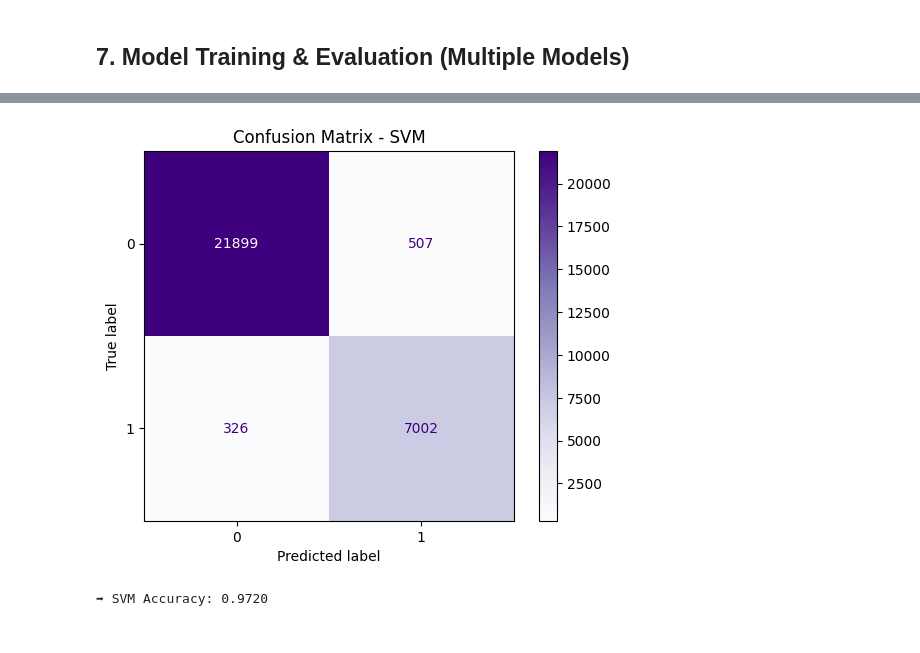
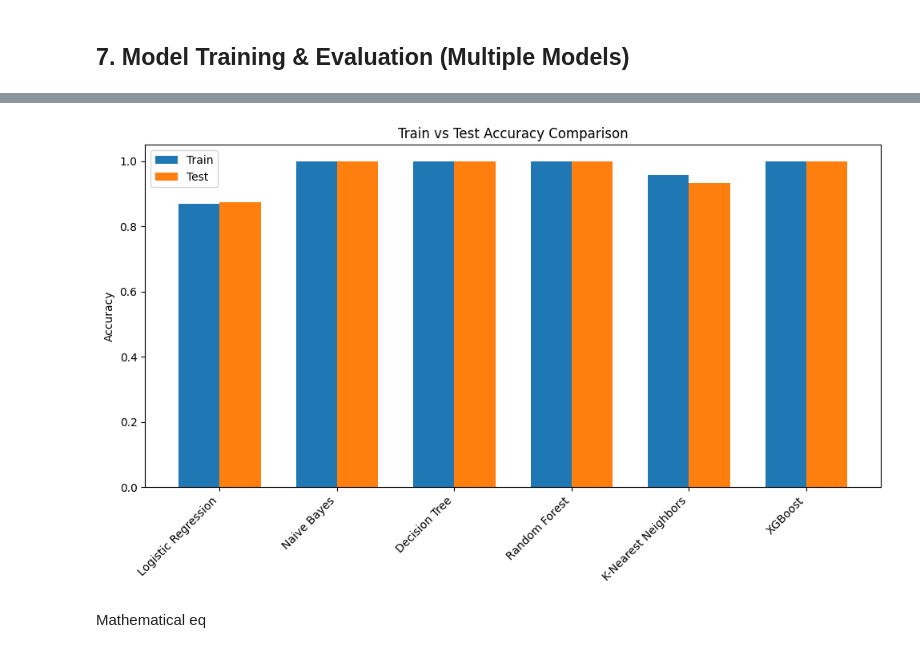
Before and after one commit to springboardmentor891v/CreditPathAI_Oct_Batch, a Jupyter notebook: main.ipynb, the cells around one changed output, grey strips where cells are left out. Cells and saved outputs as stored; diff of their text form; code cells hidden in the pictures.

```diff
--- a/main.ipynb
+++ b/main.ipynb
@@ -516,0 +560,11 @@ svm model
+# %%
+# %%
+# Comparison plot (Accuracy, F1, AUC)
+cmp = final_comparison.set_index("Model")[["Accuracy_Train", "Accuracy_Test", "F1-Score_Train", "F1-Score_Test", "AUC_Train", "AUC_Test"]].fillna(0)
+plt.figure(figsize=(12,6))
+cmp.plot(kind="bar")
+plt.title("Model comparison (Test set)")
+plt.xticks(rotation=45, ha='right')
+plt.tight_layout()
+plt.savefig(os.path.join( "model_comparison_test.png"), dpi=150)
+plt.show()
@@ -517,20 +574,21 @@ svm model
 # %%
-from sklearn.svm import SVC
-
-model_name = "SVM"
-svm_model = SVC(probability=True)
-svm_model.fit(Xtr_sel, y_train)
-y_pred = svm_model.predict(Xte_sel)
-y_proba = svm_model.predict_proba(Xte_sel)[:, 1]
-
-acc, sens, prec, spec, f1, auc = get_metrics(y_test, y_pred, y_proba)
-model_results.append([2, model_name, acc, sens, prec, spec, f1, auc])
-trained_models["SVM"] = svm_model
-ConfusionMatrixDisplay.from_estimator(svm_model, Xte_sel, y_test, cmap="Purples", values_format='d')
-plt.title(f"Confusion Matrix - {model_name}")
-plt.show()
-print(f"➡ SVM Accuracy: {acc:.4f}")
+try:
+    df_plot = final_comparison.copy()
+    plt.figure(figsize=(10,6))
+    x = np.arange(len(df_plot))
+    width = 0.35
+    plt.bar(x - width/2, df_plot['Accuracy_Train'], width, label='Train')
+    plt.bar(x + width/2, df_plot['Accuracy_Test'], width, label='Test')
+    plt.xticks(x, df_plot['Model'], rotation=45, ha='right')
+    plt.ylabel('Accuracy')
+    plt.title('Train vs Test Accuracy Comparison')
+    plt.legend()
+    plt.tight_layout()
+    plt.show()
+except Exception as e:
+    print("Could not plot comparison:", e)
 # %% [output]
-[figure, old version]
+[figure, new version]
-➡ SVM Accuracy: 0.9720
+# %% [markdown]
+Mathematical eq
 # %%
```
Also changed, not shown: parts of 36 cells of this notebook, 10 other files.
